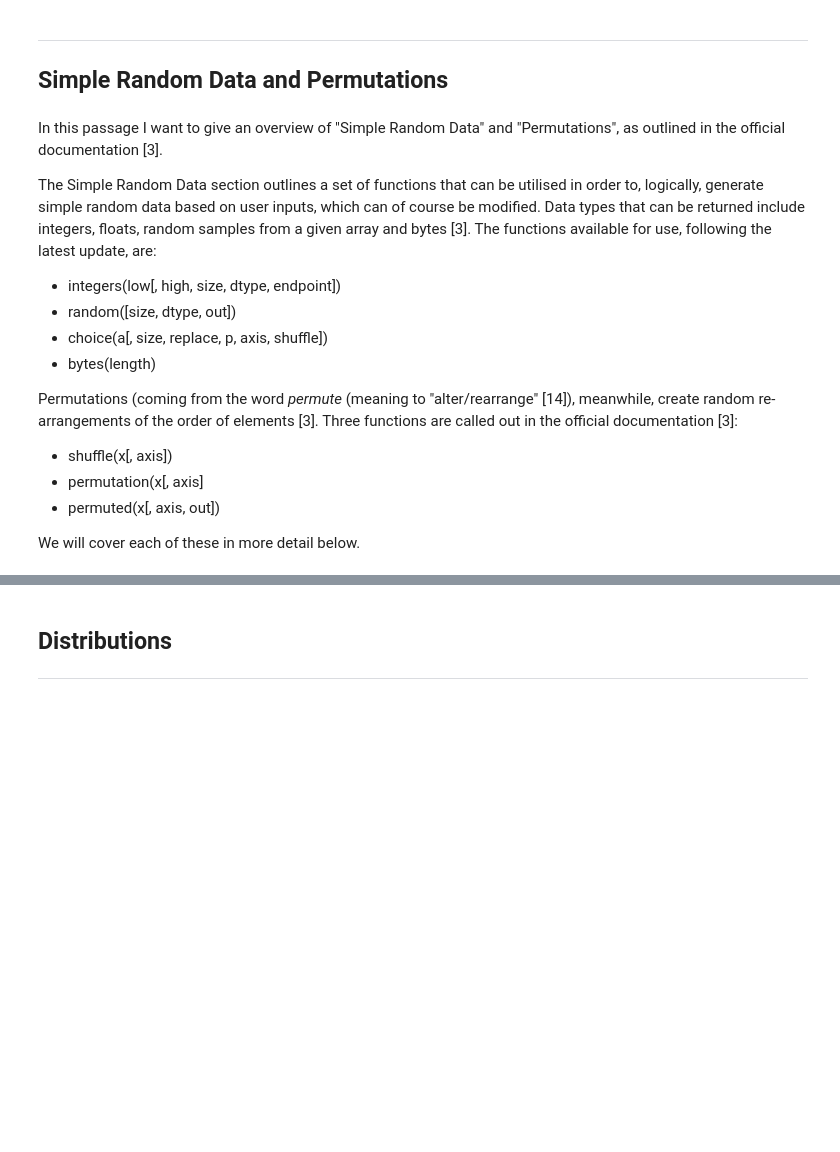
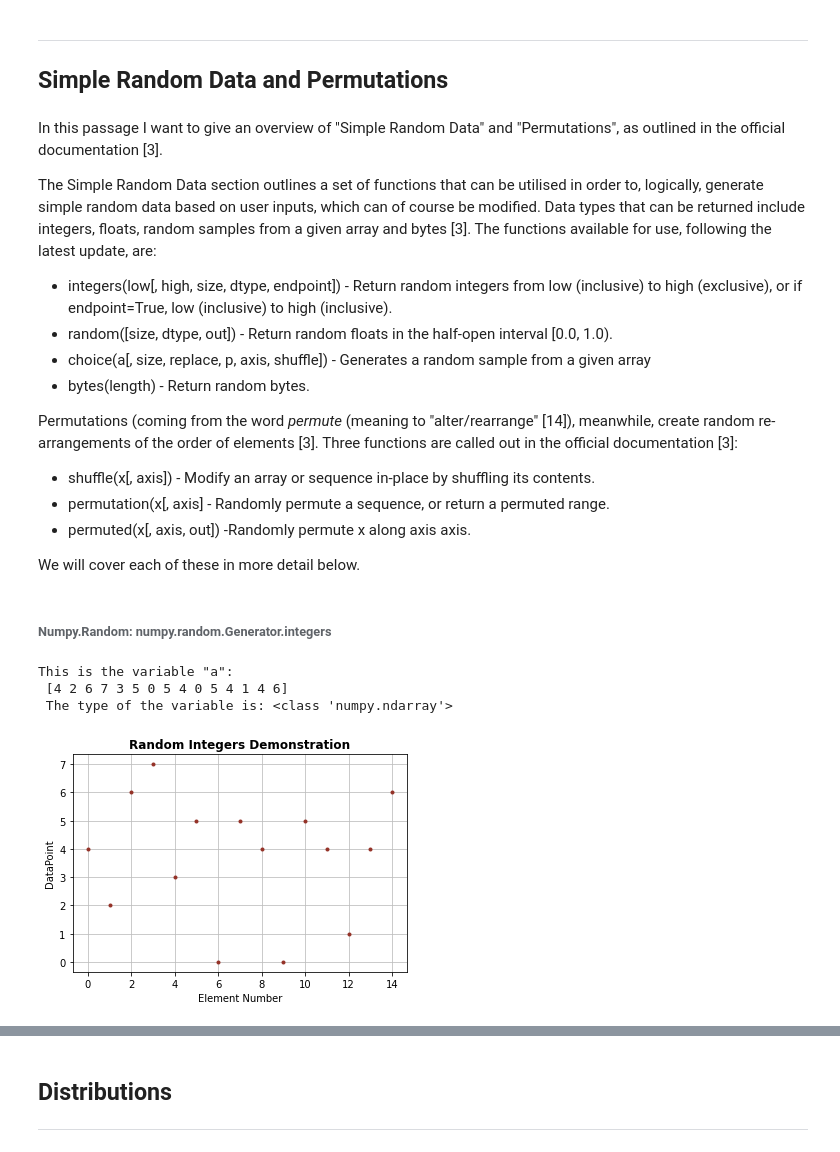
Before and after one commit to conor-mccaffrey/numpy_random, a Jupyter notebook: numpy_random.ipynb, the cells around one changed output, grey strips where cells are left out. Saved outputs shown, nothing was run; the diff lists cells and outputs as text; code cells hidden in the pictures; blank space fills up the shorter version.

```diff
--- a/numpy_random.ipynb
+++ b/numpy_random.ipynb
@@ -47,27 +47,43 @@ In this passage I want to give an overview of "Simple Random Data" and "Permutat
 <br>
 
 The Simple Random Data section outlines a set of functions that can be utilised in order to, logically, generate simple random data based on user inputs, which can of course be modified. Data types that can be returned include integers, floats, random samples from a given array and bytes [3]. The functions available for use, following the latest update, are:
-- integers(low[, high, size, dtype, endpoint])
-- random([size, dtype, out])
-- choice(a[, size, replace, p, axis, shuffle])
-- bytes(length)
+- integers(low[, high, size, dtype, endpoint]) - Return random integers from low (inclusive) to high (exclusive), or if endpoint=True, low (inclusive) to high (inclusive).
+- random([size, dtype, out]) - Return random floats in the half-open interval [0.0, 1.0).
+- choice(a[, size, replace, p, axis, shuffle]) - Generates a random sample from a given array
+- bytes(length) - Return random bytes.
 
 Permutations (coming from the word <i> permute</i> (meaning to "alter/rearrange" [14]), meanwhile, create random re-arrangements of the order of elements [3]. Three functions are called out in the official documentation [3]:
-- shuffle(x[, axis])
-- permutation(x[, axis]
-- permuted(x[, axis, out])
+- shuffle(x[, axis]) - Modify an array or sequence in-place by shuffling its contents.
+- permutation(x[, axis] - Randomly permute a sequence, or return a permuted range.
+- permuted(x[, axis, out]) -Randomly permute x along axis axis.
 
 We will cover each of these in more detail below.
 # %%
-#Import the packages we will need to explain and explore the package.
+# To begin, let's import the packages we will require
+import numpy as np
 import pandas as pd
-import numpy as np
 import matplotlib.pyplot as plt
-import scipy.stats as stats
 import seaborn as sns
-from scipy.stats import norm
-#Set the background for contrast
-sns.set_style('darkgrid')
-#Displays the plots in line
+
+# This  line-orientated magic command, as outlined in lectures, lets us display plots inline
 %matplotlib inline
+# %% [markdown]
+###### Numpy.Random: numpy.random.Generator.integers
+# %%
+# Generate an array of integers
+rng = np.random.default_rng() # Call default_rng to get a new instance of a Generator, from official documentation [3]
+a =  rng.integers(8, size=15) # Up to but not including 8. Size is the shape of the array
+print('This is the variable "a": \n' , a, '\n The type of the variable is:', type(a))
+
+# Plot our variable to demonstrate random data, adapted from reference 15
+plt.plot(a, 'b.', color = '#943126') # setting colour of datapoints [16]
+plt.title('Random Integers Demonstration', fontweight='heavy',  size=12) # Setting title and weight of title [18]
+plt.xlabel('Element Number', size=10) # Setting axis title and font size
+plt.ylabel('DataPoint', size=10)
+plt.grid(color = '#BEBEBE') # Used hex value for colour [19]
+# %% [output]
+This is the variable "a":
+ [4 2 6 7 3 5 0 5 4 0 5 4 1 4 6]
+ The type of the variable is: <class 'numpy.ndarray'>
+[figure, added]
 # %%
```
Also changed, not shown: parts of 13 cells of this notebook, 3 other files.
